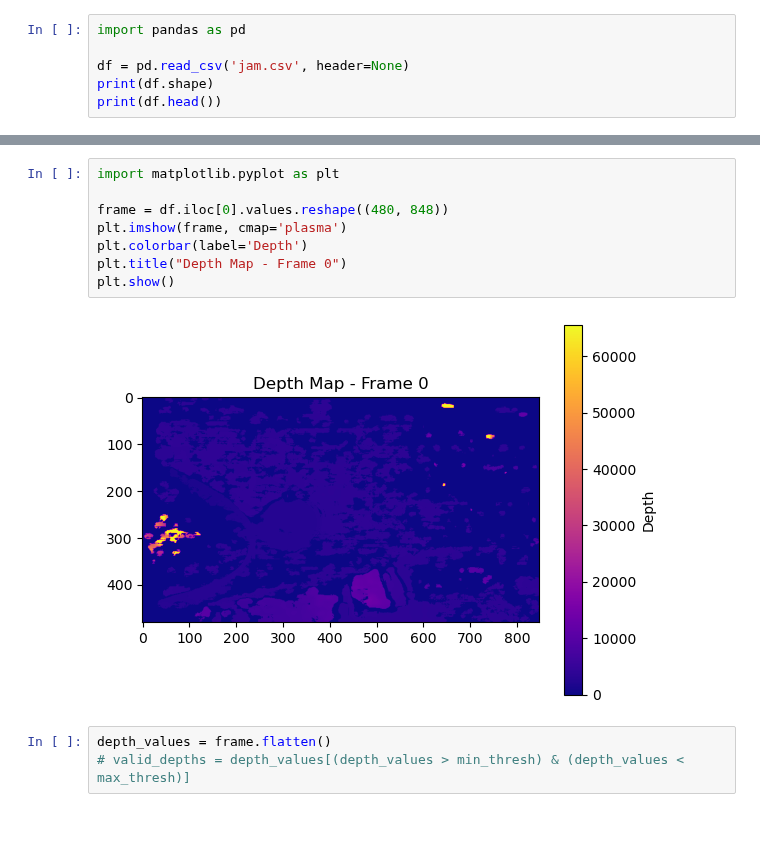
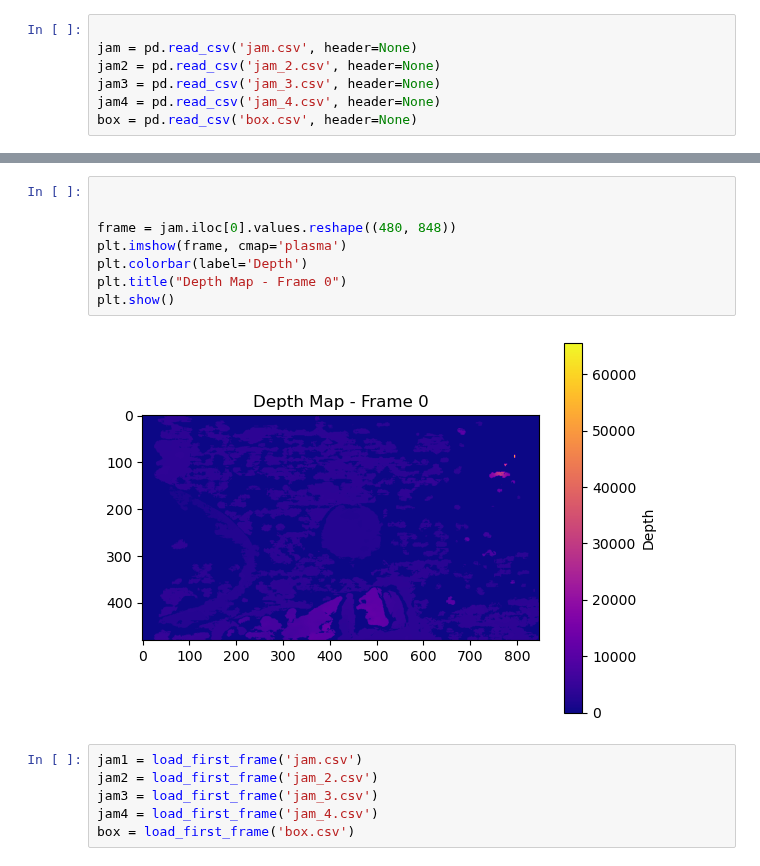
Before and after one commit to yanj27/Smart_Industry, a Jupyter notebook: Smart Industry/Case/Detection.ipynb, the cells around one changed output, grey strips where cells are left out. Saved outputs shown, nothing was run; the diff lists cells and outputs as text; blank space fills up the shorter version.

```diff
--- a/Smart Industry/Case/Detection.ipynb
+++ b/Smart Industry/Case/Detection.ipynb
@@ -1,6 +5,7 @@
 # %%
-import pandas as pd
 
-df = pd.read_csv('jam.csv', header=None)
-print(df.shape)
-print(df.head())
+jam = pd.read_csv('jam.csv', header=None)
+jam2 = pd.read_csv('jam_2.csv', header=None)
+jam3 = pd.read_csv('jam_3.csv', header=None)
+jam4 = pd.read_csv('jam_4.csv', header=None)
+box = pd.read_csv('box.csv', header=None)
@@ -25,13 +23,16 @@ print(df.head())
 # %%
-import matplotlib.pyplot as plt
 
-frame = df.iloc[0].values.reshape((480, 848))
+
+frame = jam.iloc[0].values.reshape((480, 848))
 plt.imshow(frame, cmap='plasma')
 plt.colorbar(label='Depth')
 plt.title("Depth Map - Frame 0")
 plt.show()
 # %% [output]
-[figure, old version]
+[figure, new version]
 # %%
-depth_values = frame.flatten()
-# valid_depths = depth_values[(depth_values > min_thresh) & (depth_values < max_thresh)]
+jam1 = load_first_frame('jam.csv')
+jam2 = load_first_frame('jam_2.csv')
+jam3 = load_first_frame('jam_3.csv')
+jam4 = load_first_frame('jam_4.csv')
+box = load_first_frame('box.csv')
```
Also changed, not shown: parts of 4 cells of this notebook.
